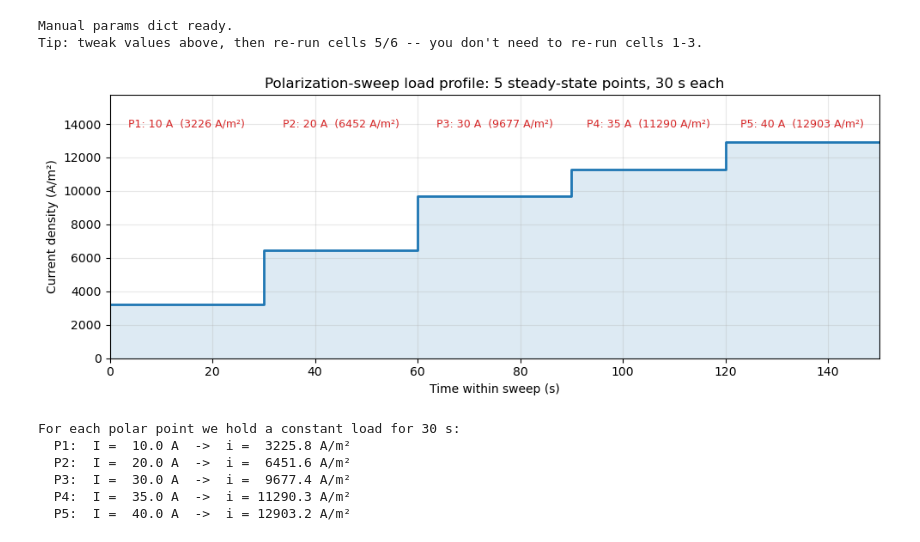
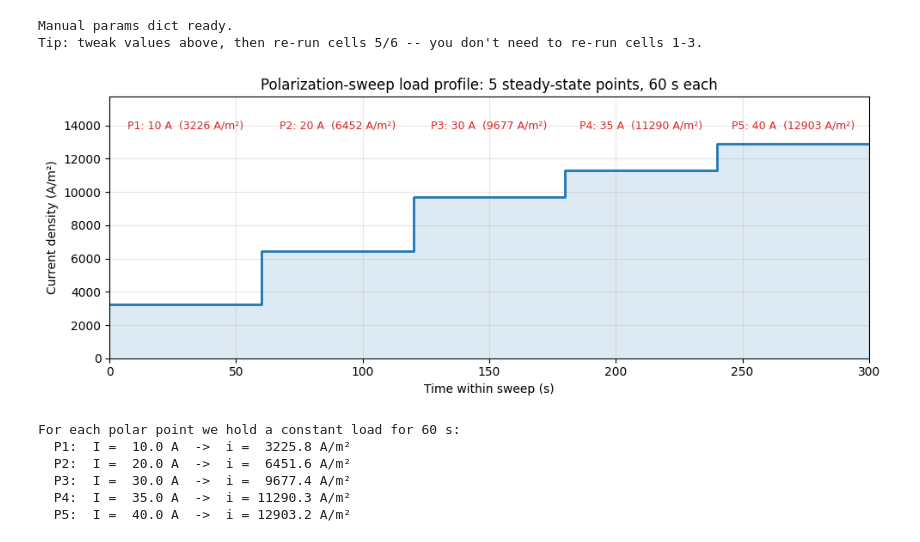
Before and after one commit to YuKwanH/DS-AlphaPEM, a Jupyter notebook: simulation/parameter calibration/dynamic model/manual_polar.ipynb, the cells around one changed output. Cells and saved outputs as stored; diff of their text form; code cells hidden in the pictures.

```diff
--- a/simulation/parameter calibration/dynamic model/manual_polar.ipynb
+++ b/simulation/parameter calibration/dynamic model/manual_polar.ipynb
@@ -75,4 +47,42 @@ plt.tight_layout()
 plt.show()
 # %% [output]
 [figure]
+# %%
+# ---- Cell 4: Setup the undetermined parameters ----
+#
+# All 15 entries below are the best_params exported from the GUI's
+# Calibration page after the 50-trial, transient (PEMFC + BDF) run against
+# Polarization data — file `2026-07-01T11-43_export.csv`. This is a full
+# parameter sweep (every entry was in PARAMS_TO_FIT), so nothing here is
+# hand-tuned any more.
+#
+# To refresh with a newer calibration:
+#   * open the Calibration page in the GUI, run a calibration, click the
+#     export/copy button under "Best parameters", and paste the new CSV
+#     into a file, OR
+#   * re-run `python calibration.py` (with SAVE_RESULT=True) and copy
+#     the values from `calibration_result.json`.
+#
+# The GUI's transient calibration (Dynamic + Aux off + BDF) evaluates the
+# exact same PEMFC transient model as this notebook, so with the same
+# numeric values the polarization curves must match.
+manual_params = {
+    "OCV":          0.9919379835702692,     # V        open-circuit voltage
+    "i0_c_ref":     0.44500462644885697,    # A/m^2    cathode exchange current density (ref)
+    "kappa_c":      2.8147526233431135,     # -        O2 reaction order
+    "epsilon_mc":   0.47233517181586926,    # -        ionomer fraction in micro CL
+    "epsilon_c":    0.12278001453740726,    # -        cathode ionomer fraction
+    "epsilon_cl":   0.4490759763619542,     # -        catalyst-layer porosity
+    "Hcl":          1.0281156106032969e-05, # m        catalyst-layer thickness
+    "Hgdl":         0.00027562518550491974, # m        GDL thickness
+    "e":            5,                      # -        Bruggeman exponent (discrete)
+    "tau":          2.2789574546285536,     # -        GDL tortuosity exponent
+    "Re":           2.081592241675901e-06,  # Ohm.m^2  electronic resistance
+    "epsilon_gdl":  0.6422197300301392,     # -        GDL porosity
+    "a_slim":       0.16338411791093982,    # -        saturation-switch slope
+    "b_slim":       0.20255510316911263,    # -        saturation-switch intercept
+    "a_switch":     0.09326886381432659,    # -        saturation-switch threshold
+}
+
+dwell_polar = 60.0  # seconds held at each current level
 # %%
@@ -187,44 +196,43 @@ Tip: tweak values above, then re-run cells 5/6 -- you don't need to re-run cells
 # Each polar point is a constant current held for `t_hold` seconds; the
 # staircase below visualises the load schedule on a single time axis.
 
-t_hold = 30.0       # seconds per point -- must match the t_span used inside simulate_polar()
+t_hold = dwell_polar  # Keep in sync with simulate_polar()
 i_A_per_m2 = [I / parameters["Aact"] for I in I_tested]
 
 # Build the staircase
 t_stairs, i_stairs = [], []
 t0 = 0.0
 for i_density in i_A_per_m2:
     t_stairs += [t0, t0 + t_hold]
     i_stairs += [i_density, i_density]
     t0 += t_hold
 
 fig, ax = plt.subplots(figsize=(10, 4))
 ax.step(t_stairs, i_stairs, where="post", linewidth=2, color="tab:blue")
 ax.fill_between(t_stairs, 0, i_stairs, step="post", alpha=0.15, color="tab:blue")
 y_top = max(i_stairs) * 1.06
 for k, (I, i_d) in enumerate(zip(I_tested, i_A_per_m2)):
     t_mid = (k + 0.5) * t_hold
     label = "P" + str(k + 1) + ": " + str(I) + " A  (" + format(i_d, ".0f") + " A/m²)"
-    ax.text(t_mid, y_top, label, ha="center", va="bottom", fontsize=9,
-            color="tab:red", rotation=0)
+    ax.text(t_mid, y_top, label, ha="center", va="bottom", fontsize=9, color="tab:red", rotation=0)
 ax.set_xlim(0, len(I_tested) * t_hold)
 ax.set_ylim(0, y_top * 1.15)
 ax.set_xlabel("Time within sweep (s)")
 ax.set_ylabel("Current density (A/m²)")
 ax.set_title("Polarization-sweep load profile: "
              + str(len(I_tested)) + " steady-state points, "
              + format(t_hold, "g") + " s each")
 ax.grid(True, alpha=0.3)
 plt.tight_layout()
 plt.show()
 
 print("For each polar point we hold a constant load for", format(t_hold, "g"), "s:")
 for k, (I, i_d) in enumerate(zip(I_tested, i_A_per_m2), 1):
     print("  P" + str(k) + ":  I = " + format(I, "5.1f") + " A  ->  i = "
           + format(i_d, "7.1f") + " A/m²")
 # %% [output]
-[figure, old version]
+[figure, new version]
-For each polar point we hold a constant load for 30 s:
+For each polar point we hold a constant load for 60 s:
   P1:  I =  10.0 A  ->  i =  3225.8 A/m²
   P2:  I =  20.0 A  ->  i =  6451.6 A/m²
   P3:  I =  30.0 A  ->  i =  9677.4 A/m²
```
Also changed, not shown: parts of 6 cells of this notebook, 9 other files.
